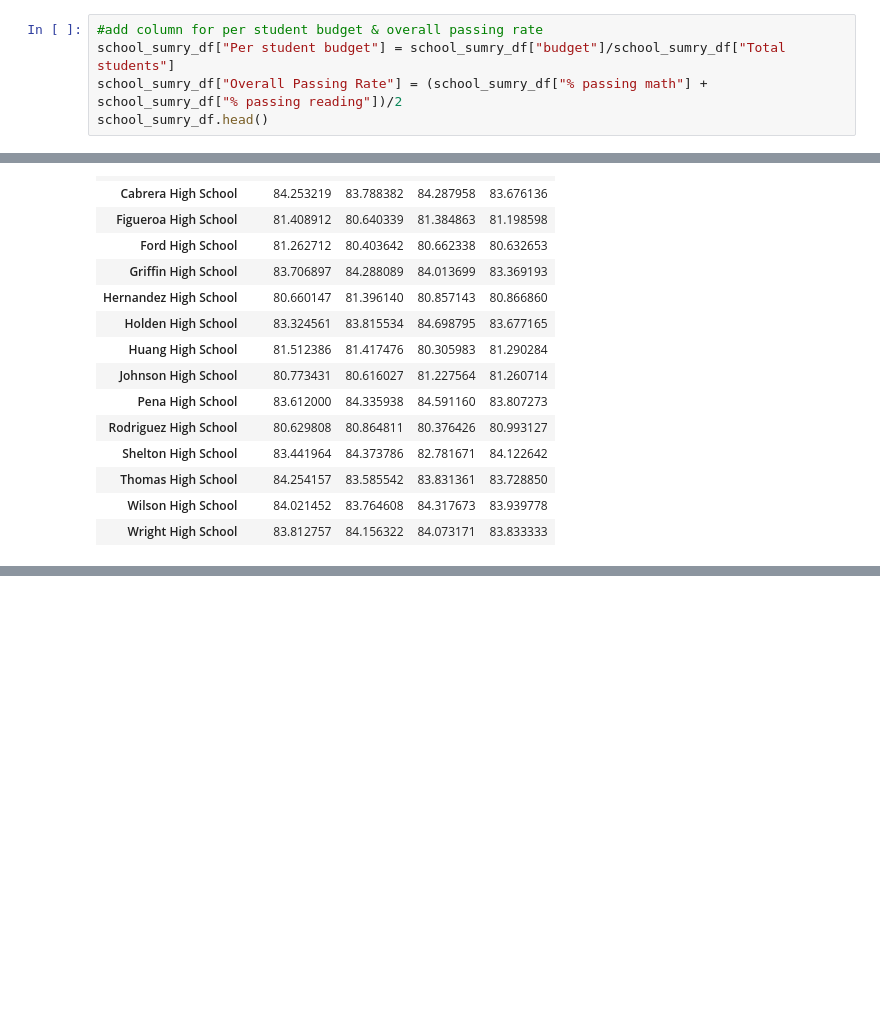
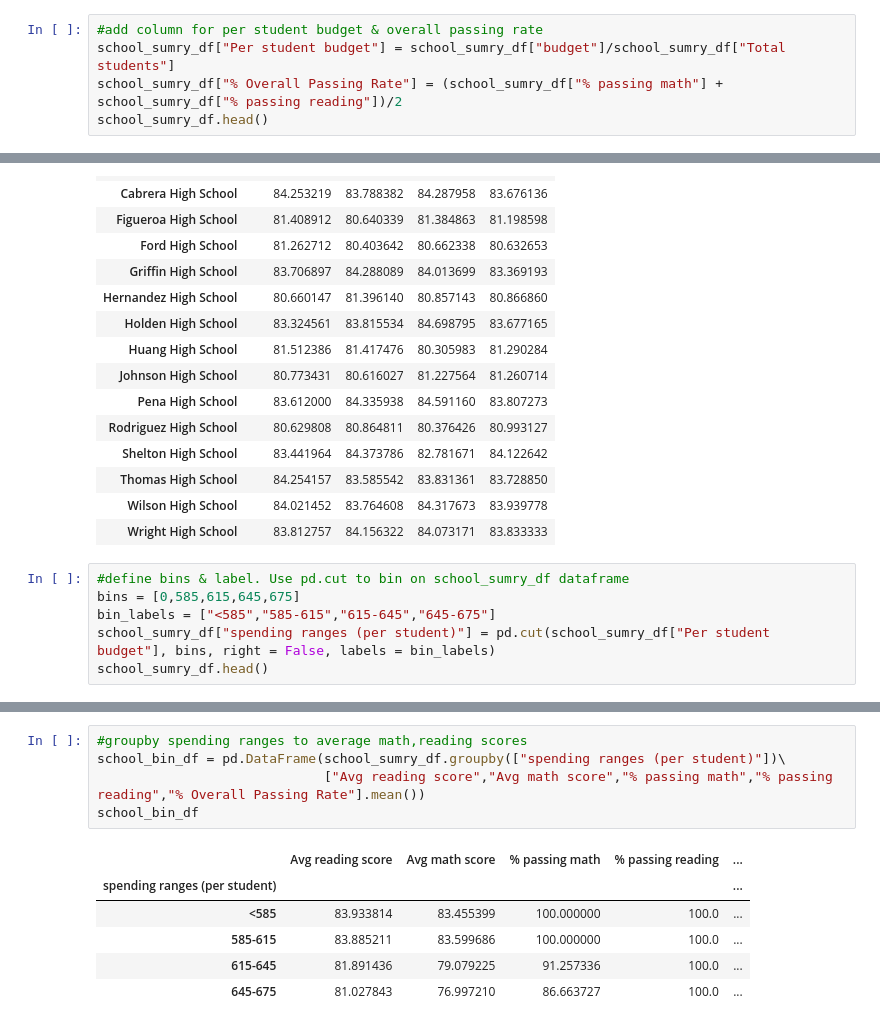
Before and after one commit to malachira/pandas-challenge, a Jupyter notebook: PySchool.ipynb, the cells around one changed output, grey strips where cells are left out. Cells and saved outputs as stored; diff of their text form; blank space fills up the shorter version.

```diff
--- a/PySchool.ipynb
+++ b/PySchool.ipynb
@@ -183,7 +164,7 @@ school_sumry_df.head()
 # %%
 #add column for per student budget & overall passing rate
 school_sumry_df["Per student budget"] = school_sumry_df["budget"]/school_sumry_df["Total students"]
-school_sumry_df["Overall Passing Rate"] = (school_sumry_df["% passing math"] + school_sumry_df["% passing reading"])/2
+school_sumry_df["% Overall Passing Rate"] = (school_sumry_df["% passing math"] + school_sumry_df["% passing reading"])/2
 school_sumry_df.head()
 # %% [output]
 |  | type | Total students | budget | reading_score | math_score | total math pass | total reading pass | ... |
@@ -278,3 +259,9 @@ reading_df.unstack()
 | Thomas High School | 84.254157 | 83.585542 | 83.831361 | 83.728850 |
 | Wilson High School | 84.021452 | 83.764608 | 84.317673 | 83.939778 |
 | Wright High School | 83.812757 | 84.156322 | 84.073171 | 83.833333 |
+# %%
+#define bins & label. Use pd.cut to bin on school_sumry_df dataframe
+bins = [0,585,615,645,675]
+bin_labels = ["<585","585-615","615-645","645-675"]
+school_sumry_df["spending ranges (per student)"] = pd.cut(school_sumry_df["Per student budget"], bins, right = False, labels = bin_labels)
+school_sumry_df.head()
@@ -280,0 +276,12 @@ reading_df.unstack()
+# %%
+#groupby spending ranges to average math,reading scores
+school_bin_df = pd.DataFrame(school_sumry_df.groupby(["spending ranges (per student)"])\
+                             ["Avg reading score","Avg math score","% passing math","% passing reading","% Overall Passing Rate"].mean())
+school_bin_df
+# %% [output]
+|  | Avg reading score | Avg math score | % passing math | % passing reading | ... |
+| spending ranges (per student) |  |  |  |  | ... |
+| <585 | 83.933814 | 83.455399 | 100.000000 | 100.0 | ... |
+| 585-615 | 83.885211 | 83.599686 | 100.000000 | 100.0 | ... |
+| 615-645 | 81.891436 | 79.079225 | 91.257336 | 100.0 | ... |
+| 645-675 | 81.027843 | 76.997210 | 86.663727 | 100.0 | ... |
```
Also changed, not shown: parts of 9 cells of this notebook, 1 other file.
